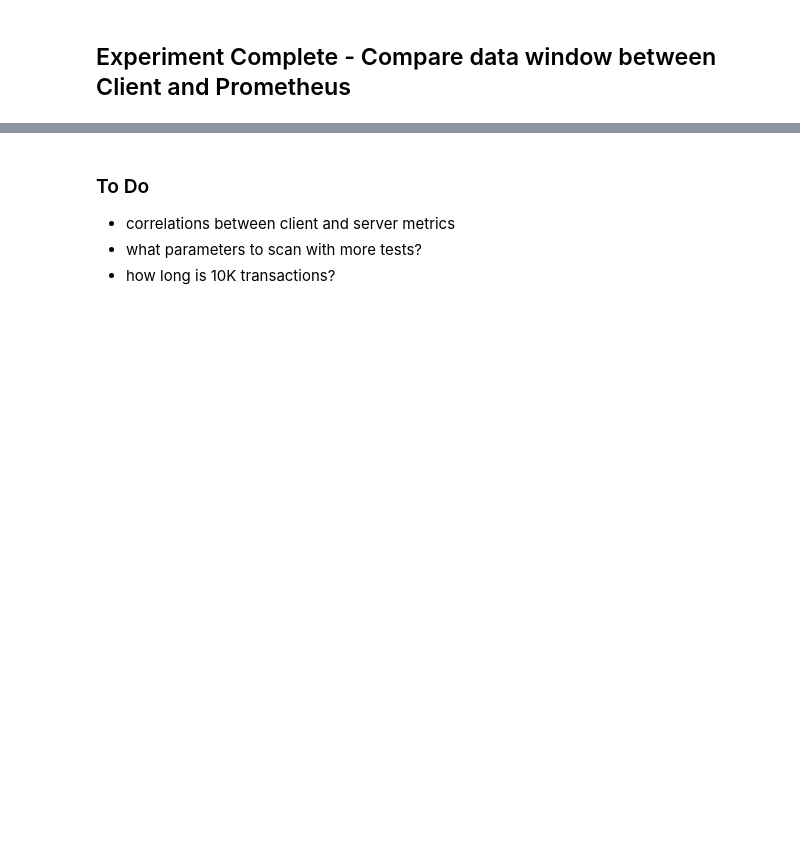
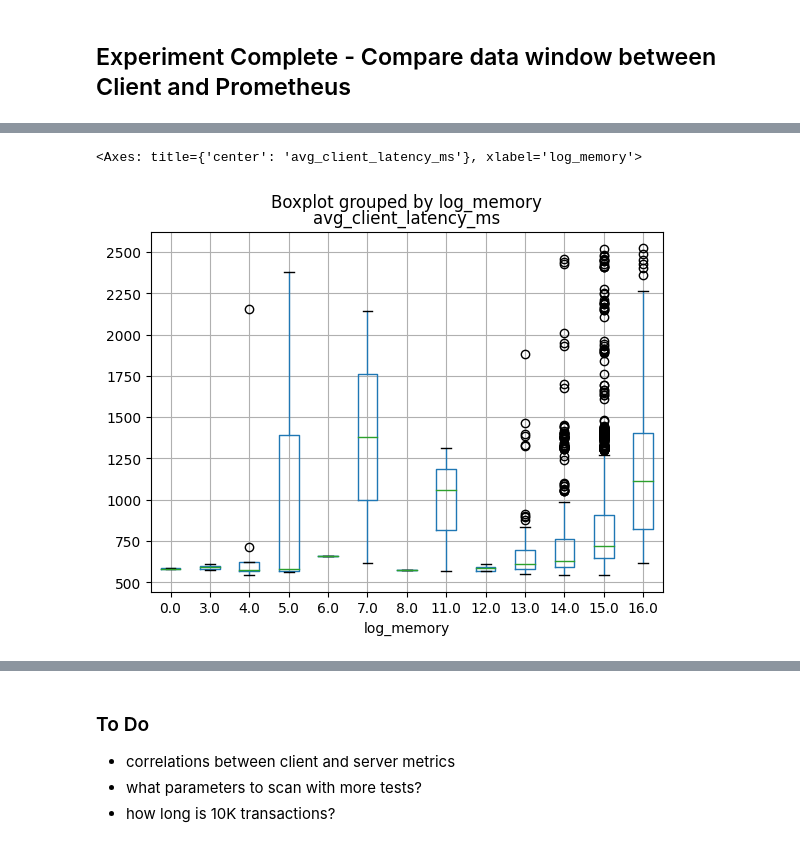
Before and after one commit to DrSkippy/Deploy-ML-Models, a Jupyter notebook: LoadFlaskDeploy/notebooks/EDA.ipynb, the cells around one changed output, grey strips where cells are left out. Drawn from its saved outputs; the diff is of its cells as text; code cells hidden in the pictures; blank space fills up the shorter version.

```diff
--- a/LoadFlaskDeploy/notebooks/EDA.ipynb
+++ b/LoadFlaskDeploy/notebooks/EDA.ipynb
@@ -255,0 +124,6 @@ Accuracy: 77.86
+# %%
+df["log_memory"] = df_train.memory.apply(lambda x: int(np.log(x+1)))
+df.boxplot("avg_client_latency_ms", by="log_memory")
+# %% [output]
+<Axes: title={'center': 'avg_client_latency_ms'}, xlabel='log_memory'>
+[figure, added]
```
Also changed, not shown: parts of 28 cells of this notebook.
